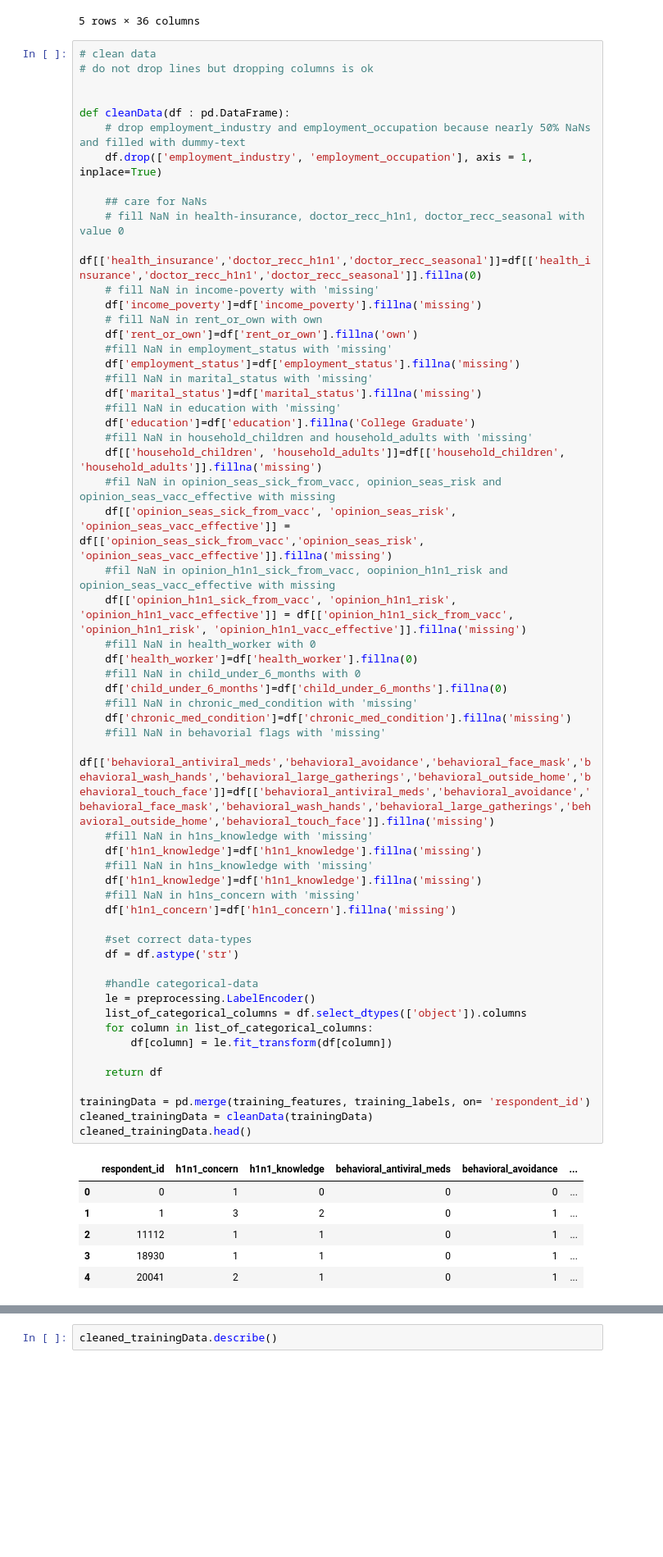
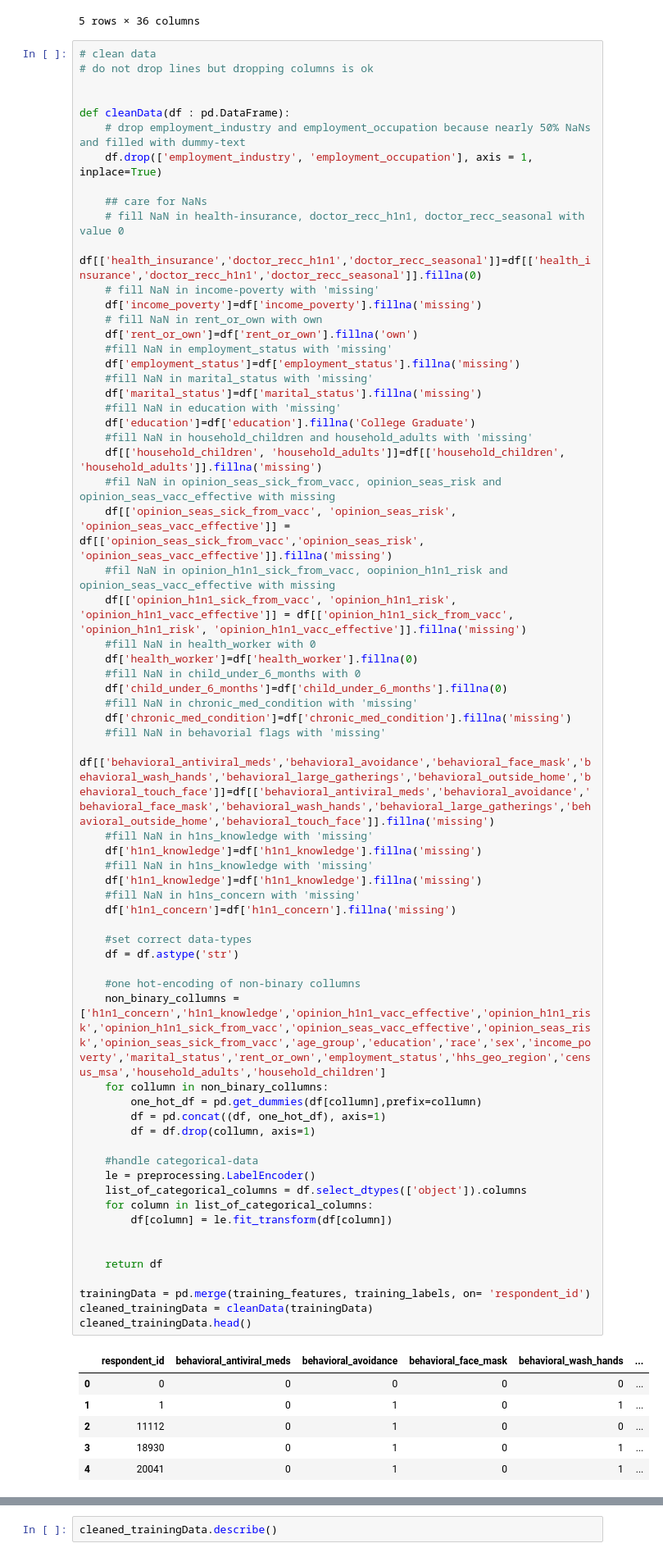
Before and after one commit to ggrotewold/FluShot, a Jupyter notebook: FluShot.ipynb, the cells around one changed output, grey strips where cells are left out. Shown at 82% size. Cells and saved outputs as stored; diff of their text form; blank space fills up the shorter version.

Commit message:
one hot encoder for non binary-values added

```diff
--- a/FluShot.ipynb
+++ b/FluShot.ipynb
@@ -44,36 +44,44 @@ def cleanData(df : pd.DataFrame):
     #fill NaN in health_worker with 0
     df['health_worker']=df['health_worker'].fillna(0)
     #fill NaN in child_under_6_months with 0
     df['child_under_6_months']=df['child_under_6_months'].fillna(0)
     #fill NaN in chronic_med_condition with 'missing'
     df['chronic_med_condition']=df['chronic_med_condition'].fillna('missing')
     #fill NaN in behavorial flags with 'missing'
     df[['behavioral_antiviral_meds','behavioral_avoidance','behavioral_face_mask','behavioral_wash_hands','behavioral_large_gatherings','behavioral_outside_home','behavioral_touch_face']]=df[['behavioral_antiviral_meds','behavioral_avoidance','behavioral_face_mask','behavioral_wash_hands','behavioral_large_gatherings','behavioral_outside_home','behavioral_touch_face']].fillna('missing')
     #fill NaN in h1ns_knowledge with 'missing'
     df['h1n1_knowledge']=df['h1n1_knowledge'].fillna('missing')
     #fill NaN in h1ns_knowledge with 'missing'
     df['h1n1_knowledge']=df['h1n1_knowledge'].fillna('missing')
     #fill NaN in h1ns_concern with 'missing'
     df['h1n1_concern']=df['h1n1_concern'].fillna('missing')
 
     #set correct data-types
     df = df.astype('str')
 
+    #one hot-encoding of non-binary collumns
+    non_binary_collumns = ['h1n1_concern','h1n1_knowledge','opinion_h1n1_vacc_effective','opinion_h1n1_risk','opinion_h1n1_sick_from_vacc','opinion_seas_vacc_effective','opinion_seas_risk','opinion_seas_sick_from_vacc','age_group','education','race','sex','income_poverty','marital_status','rent_or_own','employment_status','hhs_geo_region','census_msa','household_adults','household_children']
+    for collumn in non_binary_collumns:
+        one_hot_df = pd.get_dummies(df[collumn],prefix=collumn)
+        df = pd.concat((df, one_hot_df), axis=1)
+        df = df.drop(collumn, axis=1)
+
     #handle categorical-data
     le = preprocessing.LabelEncoder()
     list_of_categorical_columns = df.select_dtypes(['object']).columns
     for column in list_of_categorical_columns:
         df[column] = le.fit_transform(df[column])
 
+
     return df
 
 trainingData = pd.merge(training_features, training_labels, on= 'respondent_id')
 cleaned_trainingData = cleanData(trainingData)
 cleaned_trainingData.head()
 # %% [output]
-|  | respondent_id | h1n1_concern | h1n1_knowledge | behavioral_antiviral_meds | behavioral_avoidance | ... |
-| 0 | 0 | 1 | 0 | 0 | 0 | ... |
-| 1 | 1 | 3 | 2 | 0 | 1 | ... |
-| 2 | 11112 | 1 | 1 | 0 | 1 | ... |
-| 3 | 18930 | 1 | 1 | 0 | 1 | ... |
-| 4 | 20041 | 2 | 1 | 0 | 1 | ... |
+|  | respondent_id | behavioral_antiviral_meds | behavioral_avoidance | behavioral_face_mask | behavioral_wash_hands | ... |
+| 0 | 0 | 0 | 0 | 0 | 0 | ... |
+| 1 | 1 | 0 | 1 | 0 | 1 | ... |
+| 2 | 11112 | 0 | 1 | 0 | 0 | ... |
+| 3 | 18930 | 0 | 1 | 0 | 1 | ... |
+| 4 | 20041 | 0 | 1 | 0 | 1 | ... |
```
Also changed, not shown: parts of 2 cells of this notebook.
